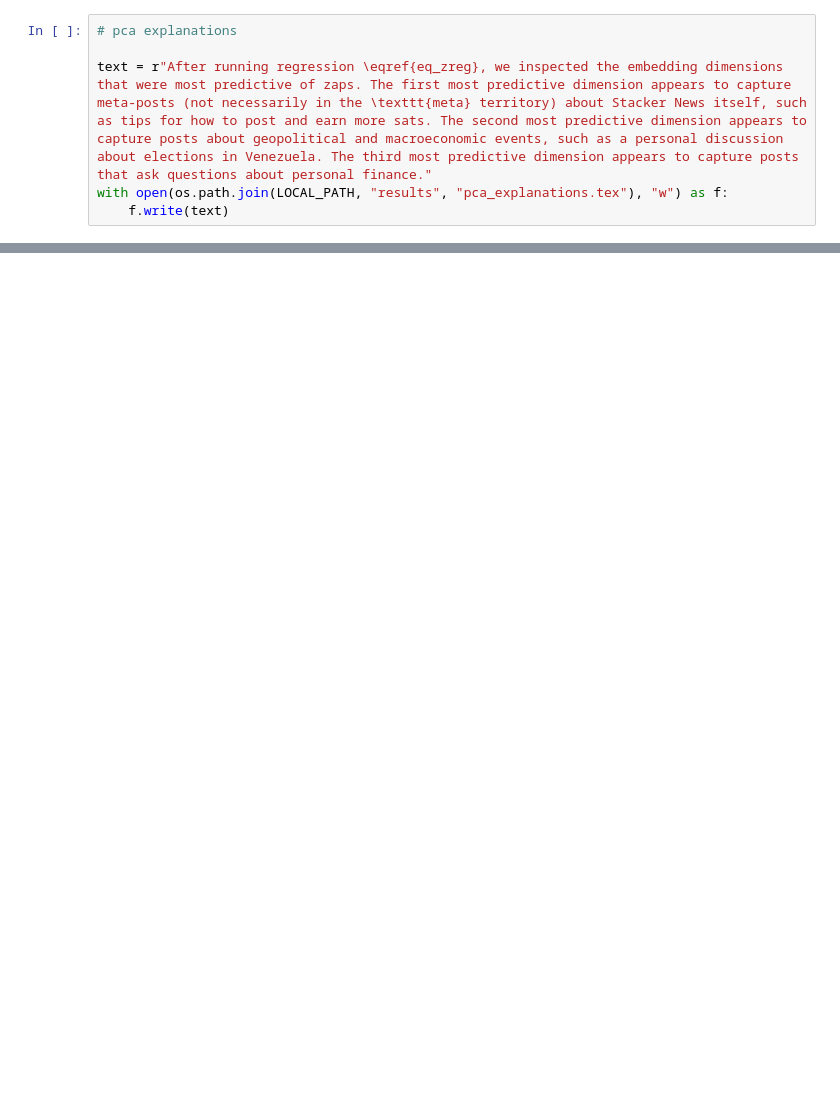
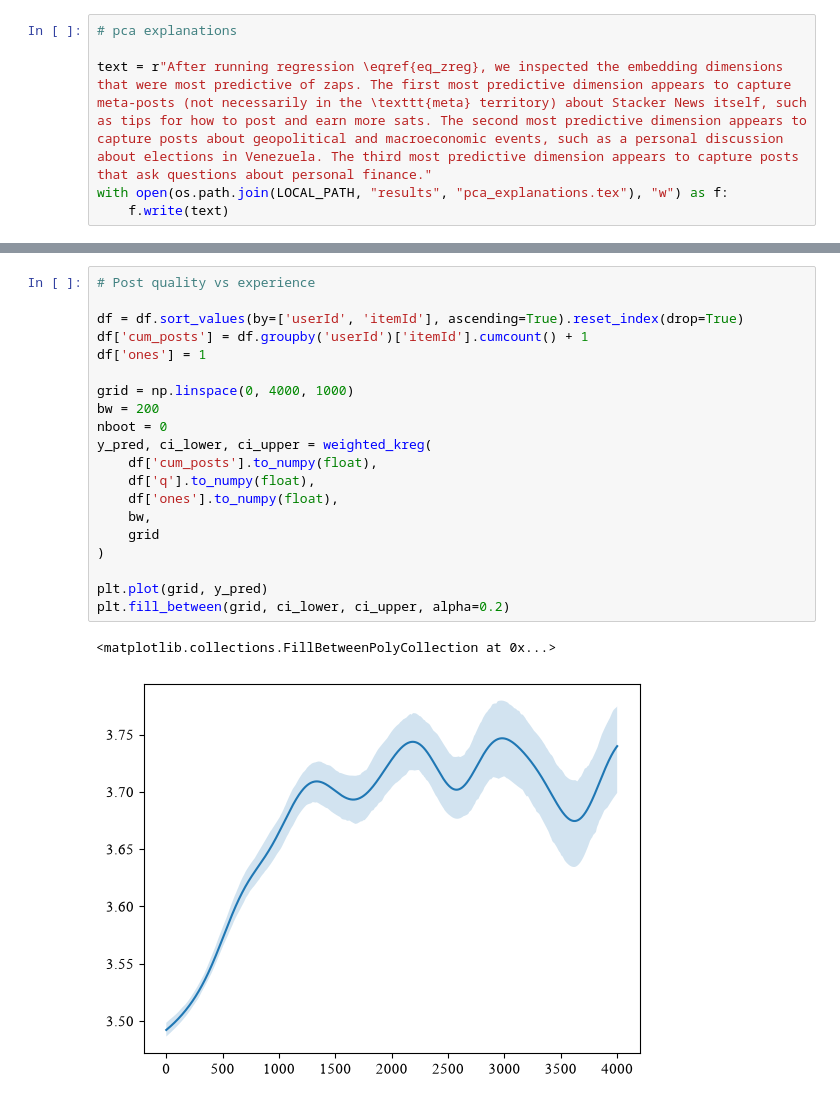
Before and after one commit to ed-kung/sn-research, a Jupyter notebook: src/notebooks/04_v4v_analysis.ipynb, the cells around one changed output, grey strips where cells are left out. Cells and saved outputs as stored; diff of their text form; blank space fills up the shorter version.

Commit message:
show that quality improves w experience

```diff
--- a/src/notebooks/04_v4v_analysis.ipynb
+++ b/src/notebooks/04_v4v_analysis.ipynb
@@ -314,0 +394,23 @@ with open(os.path.join(LOCAL_PATH, "results", "fig_v4v_q_trend.tex"), "w") as f:
+# %%
+# Post quality vs experience
+
+df = df.sort_values(by=['userId', 'itemId'], ascending=True).reset_index(drop=True)
+df['cum_posts'] = df.groupby('userId')['itemId'].cumcount() + 1
+df['ones'] = 1
+
+grid = np.linspace(0, 4000, 1000)
+bw = 200
+nboot = 0
+y_pred, ci_lower, ci_upper = weighted_kreg(
+    df['cum_posts'].to_numpy(float),
+    df['q'].to_numpy(float),
+    df['ones'].to_numpy(float),
+    bw,
+    grid
+)
+
+plt.plot(grid, y_pred)
+plt.fill_between(grid, ci_lower, ci_upper, alpha=0.2)
+# %% [output]
+<matplotlib.collections.FillBetweenPolyCollection at 0x...>
+[figure, added]
```
Also changed, not shown: parts of 8 cells of this notebook, 7 other files.
